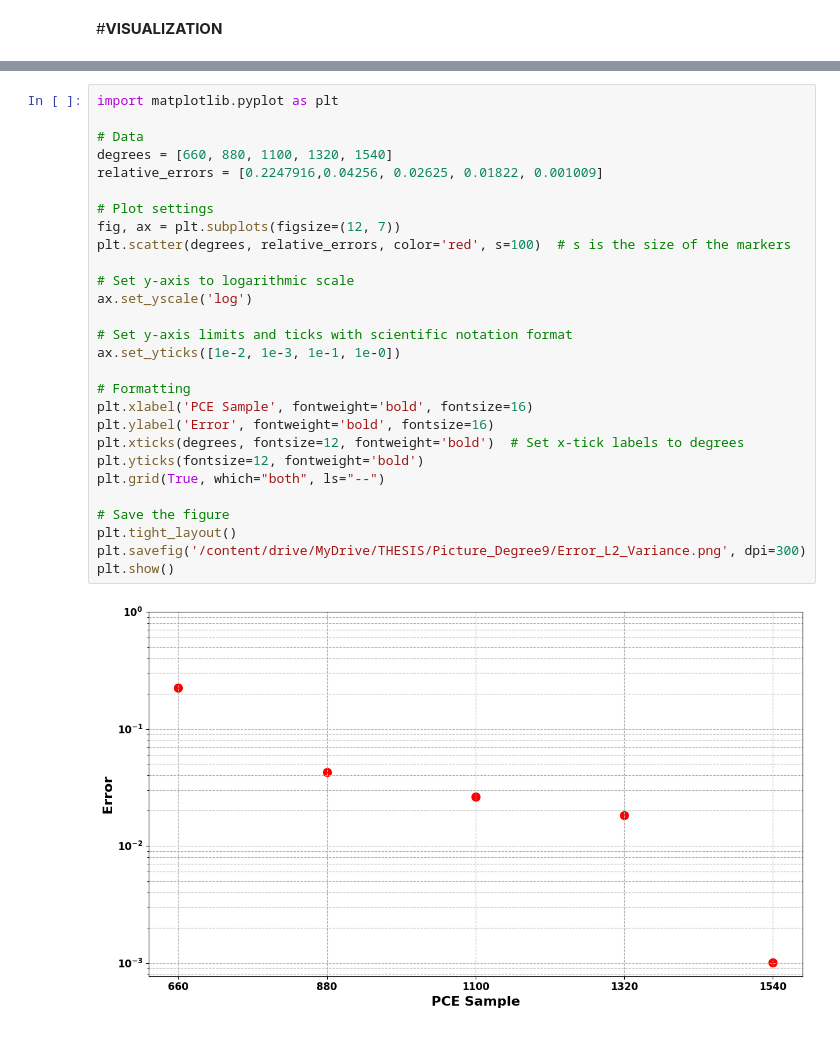
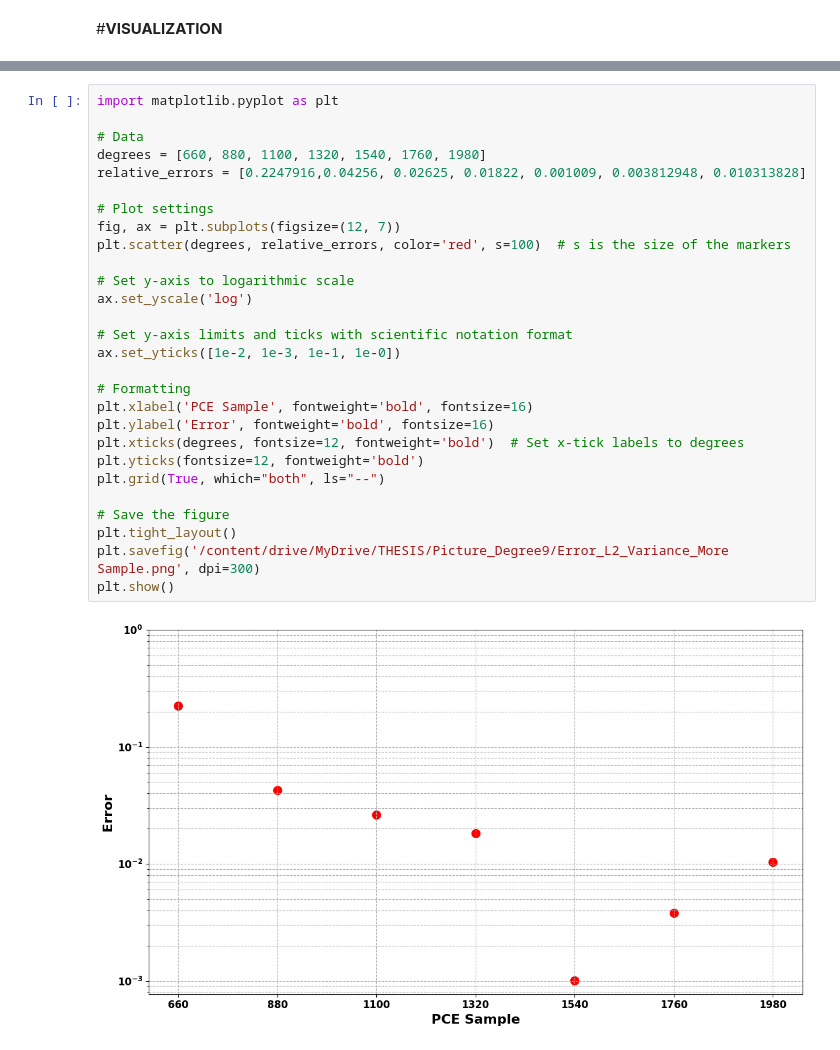
Before and after one commit to TMhdSofyan/Convergence_Analysis, a Jupyter notebook: Revised_Degree9_Tuned_V2.ipynb, the cells around one changed output, grey strips where cells are left out. Drawn from its saved outputs; the diff is of its cells as text.

```diff
--- a/Revised_Degree9_Tuned_V2.ipynb
+++ b/Revised_Degree9_Tuned_V2.ipynb
@@ -2410,30 +3103,30 @@ plt.show()
 # %%
 import matplotlib.pyplot as plt
 
 # Data
-degrees = [660, 880, 1100, 1320, 1540]
-relative_errors = [0.2247916,0.04256, 0.02625, 0.01822, 0.001009]
+degrees = [660, 880, 1100, 1320, 1540, 1760, 1980]
+relative_errors = [0.2247916,0.04256, 0.02625, 0.01822, 0.001009, 0.003812948, 0.010313828]
 
 # Plot settings
 fig, ax = plt.subplots(figsize=(12, 7))
 plt.scatter(degrees, relative_errors, color='red', s=100)  # s is the size of the markers
 
 # Set y-axis to logarithmic scale
 ax.set_yscale('log')
 
 # Set y-axis limits and ticks with scientific notation format
 ax.set_yticks([1e-2, 1e-3, 1e-1, 1e-0])
 
 # Formatting
 plt.xlabel('PCE Sample', fontweight='bold', fontsize=16)
 plt.ylabel('Error', fontweight='bold', fontsize=16)
 plt.xticks(degrees, fontsize=12, fontweight='bold')  # Set x-tick labels to degrees
 plt.yticks(fontsize=12, fontweight='bold')
 plt.grid(True, which="both", ls="--")
 
 # Save the figure
 plt.tight_layout()
-plt.savefig('/content/drive/MyDrive/THESIS/Picture_Degree9/Error_L2_Variance.png', dpi=300)
+plt.savefig('/content/drive/MyDrive/THESIS/Picture_Degree9/Error_L2_Variance_More Sample.png', dpi=300)
 plt.show()
 # %% [output]
-[figure, old version]
+[figure, new version]
```
Also changed, not shown: parts of 40 cells of this notebook.
